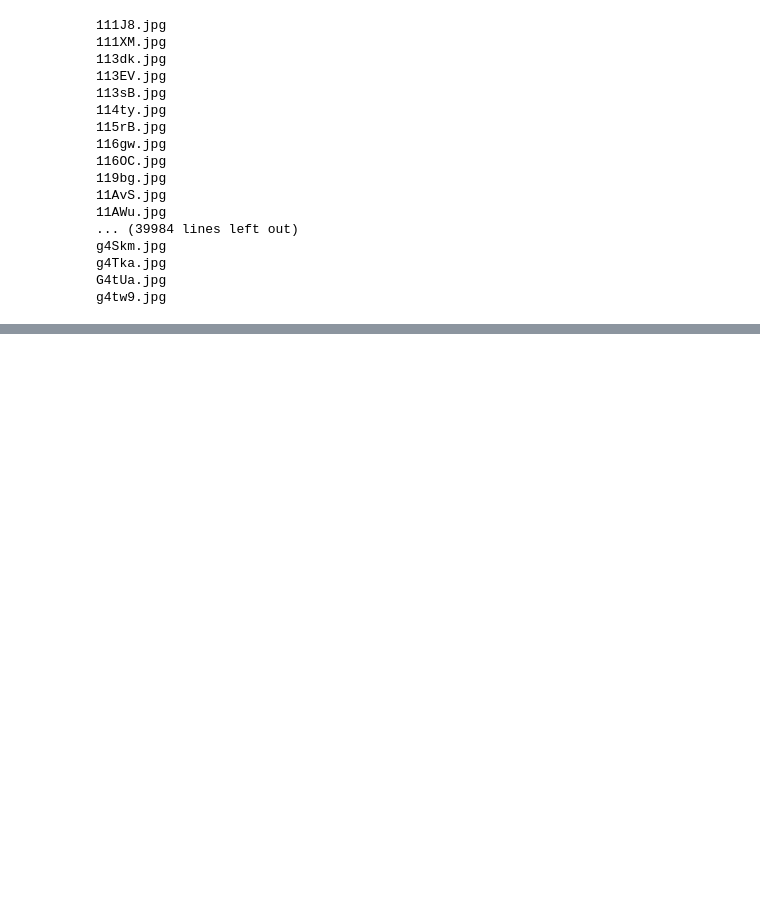
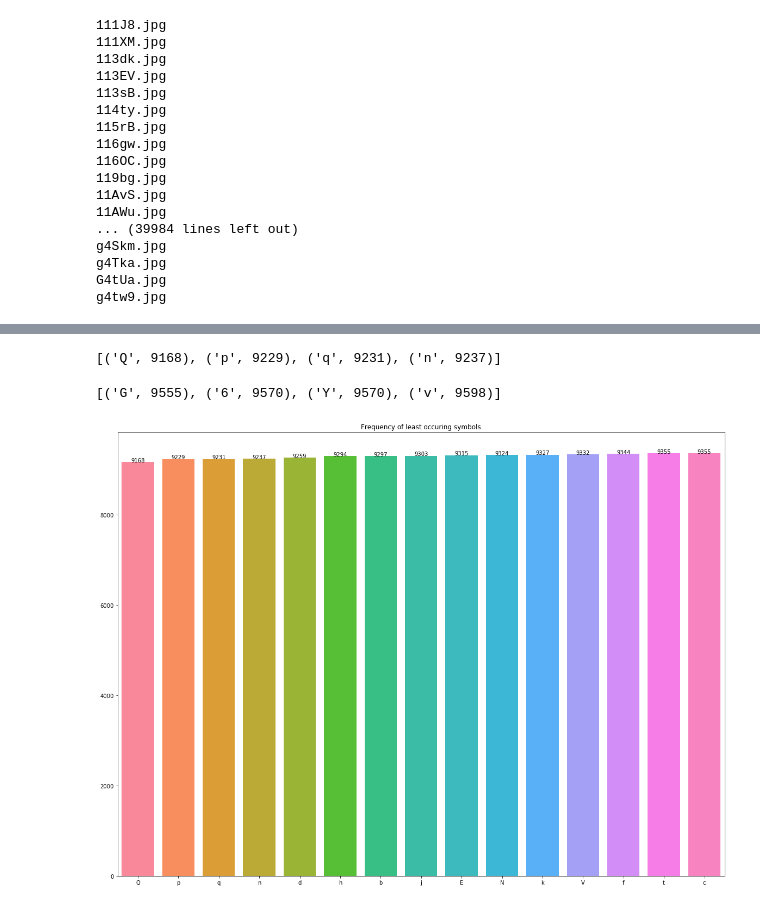
Before and after one commit to SimonvdFliert/TextCaptchaPR, a Jupyter notebook: Captcha/DataExploration.ipynb, the cells around one changed output, grey strips where cells are left out. Cells and saved outputs as stored; diff of their text form; code cells hidden in the pictures; blank space fills up the shorter version.

Commit message:
Played around with data
Looked at frequency, dimensions, color and attempted to look at coordinates within image. Have yet to get the latter working

```diff
--- a/Captcha/DataExploration.ipynb
+++ b/Captcha/DataExploration.ipynb
@@ -27,6 +29,8 @@ g4Skm.jpg
 g4Tka.jpg
 G4tUa.jpg
 g4tw9.jpg
+# %%
+data = "../data"
 # %%
 #colors
 allcolors = {}
@@ -57,0 +66,10 @@ plt.show()
+# %%
+# Get the number of characters in the data set
+captcha_list = []
+characters = {}
+for captcha in os.listdir(data):
+    captcha_list.append(captcha)
+
+    captcha_code = captcha.split(".")[0]
+    for i in captcha_code:
+        characters[i] = characters.get(i, 0) +1
@@ -57,0 +96,29 @@ plt.show()
+# %%
+sorted_characters = {k: v for k, v in sorted(characters.items(), key=lambda item: item[1])}
+# %%
+list(sorted_characters.items())[:4]
+# %% [output]
+[('Q', 9168), ('p', 9229), ('q', 9231), ('n', 9237)]
+# %%
+list(sorted_characters.items())[-4:]
+# %% [output]
+[('G', 9555), ('6', 9570), ('Y', 9570), ('v', 9598)]
+# %%
+# Plot distribution of train/test image shapes
+import seaborn as sns
+%matplotlib inline
+
+least_freq_keys = list(sorted_characters.keys())[:15]
+least_freq_values = list(sorted_characters.values())[:15]#.astype(float) #
+
+
+plt.figure(figsize=(20,15))
+g = sns.barplot(least_freq_keys, least_freq_values, saturation=1)
+
+for index, value in enumerate(least_freq_keys):
+    g.text(index,least_freq_values[index], round(least_freq_values[index],2),color='black', ha="center")
+
+plt.title("Frequency of least occuring symbols")
+plt.show()
+# %% [output]
+[figure, added]
```
Also changed, not shown: parts of 16 cells of this notebook.
